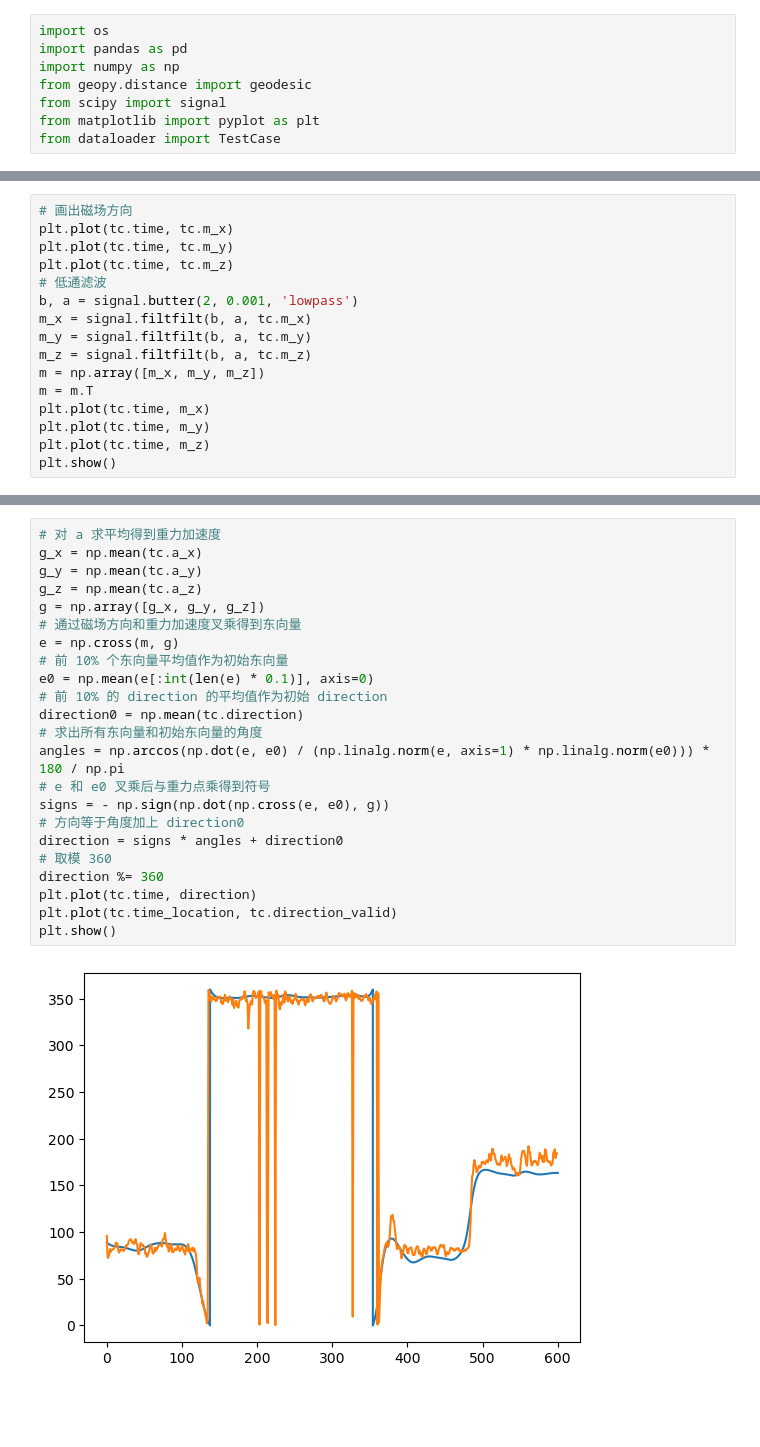
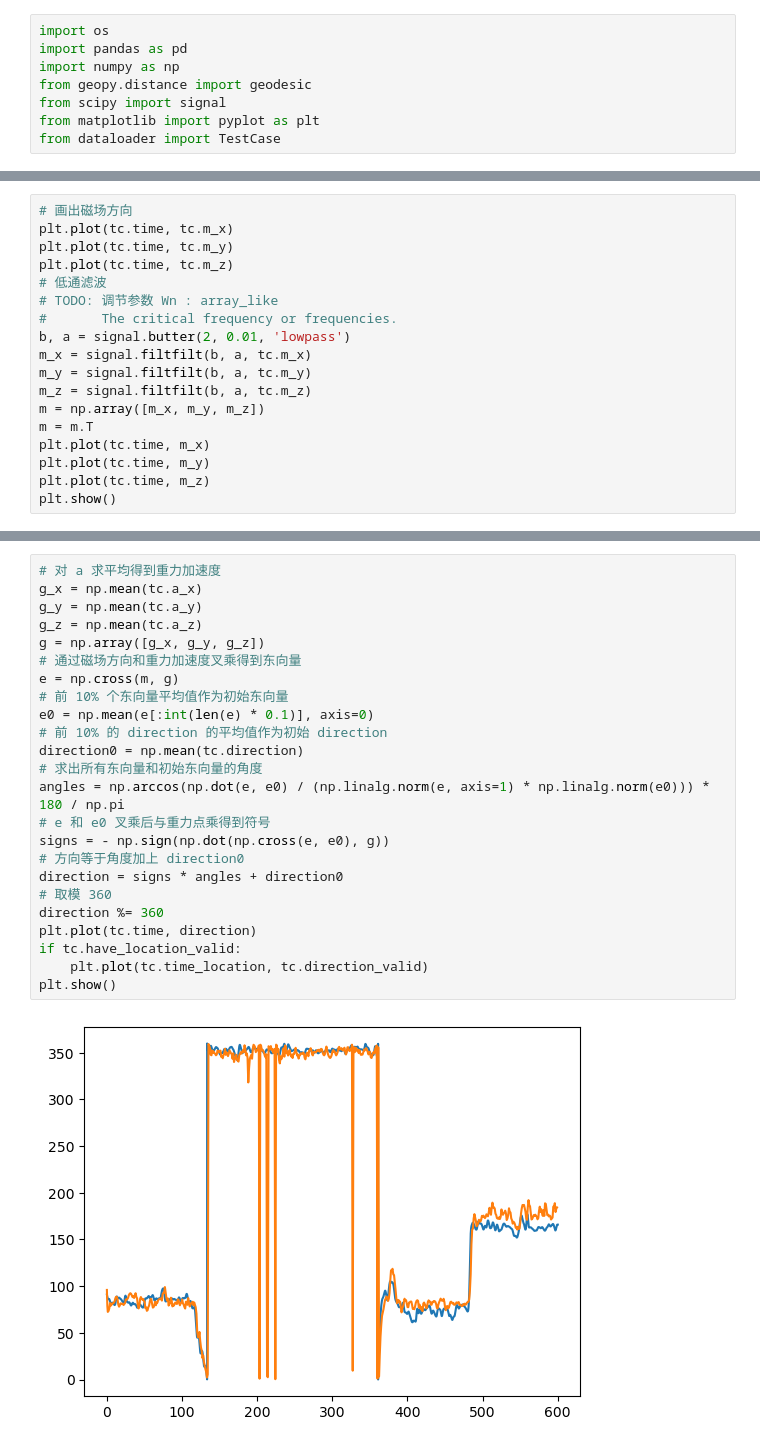
Before and after one commit to nju-aml2022/Pedestrian-Dead-Reckoning-PDR, a Jupyter notebook: direction.ipynb, the cells around one changed output, grey strips where cells are left out. Drawn from its saved outputs; the diff is of its cells as text; blank space fills up the shorter version.

Commit message:
feat: update direction

```diff
--- a/direction.ipynb
+++ b/direction.ipynb
@@ -23,7 +23,9 @@ plt.plot(tc.time, tc.m_x)
 plt.plot(tc.time, tc.m_y)
 plt.plot(tc.time, tc.m_z)
 # 低通滤波
-b, a = signal.butter(2, 0.001, 'lowpass')
+# TODO: 调节参数 Wn : array_like
+#       The critical frequency or frequencies.
+b, a = signal.butter(2, 0.01, 'lowpass')
 m_x = signal.filtfilt(b, a, tc.m_x)
 m_y = signal.filtfilt(b, a, tc.m_y)
 m_z = signal.filtfilt(b, a, tc.m_z)
@@ -38,25 +40,26 @@ plt.show()
 # %%
 # 对 a 求平均得到重力加速度
 g_x = np.mean(tc.a_x)
 g_y = np.mean(tc.a_y)
 g_z = np.mean(tc.a_z)
 g = np.array([g_x, g_y, g_z])
 # 通过磁场方向和重力加速度叉乘得到东向量
 e = np.cross(m, g)
 # 前 10% 个东向量平均值作为初始东向量
 e0 = np.mean(e[:int(len(e) * 0.1)], axis=0)
 # 前 10% 的 direction 的平均值作为初始 direction
 direction0 = np.mean(tc.direction)
 # 求出所有东向量和初始东向量的角度
 angles = np.arccos(np.dot(e, e0) / (np.linalg.norm(e, axis=1) * np.linalg.norm(e0))) * 180 / np.pi
 # e 和 e0 叉乘后与重力点乘得到符号
 signs = - np.sign(np.dot(np.cross(e, e0), g))
 # 方向等于角度加上 direction0
 direction = signs * angles + direction0
 # 取模 360
 direction %= 360
 plt.plot(tc.time, direction)
-plt.plot(tc.time_location, tc.direction_valid)
+if tc.have_location_valid:
+    plt.plot(tc.time_location, tc.direction_valid)
 plt.show()
 # %% [output]
-[figure, old version]
+[figure, new version]
```
Also changed, not shown: parts of 5 cells of this notebook.
